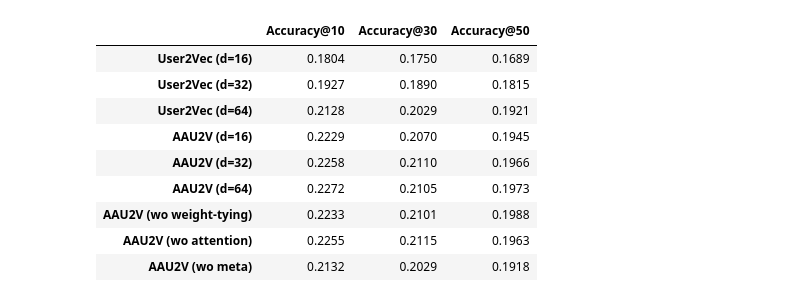
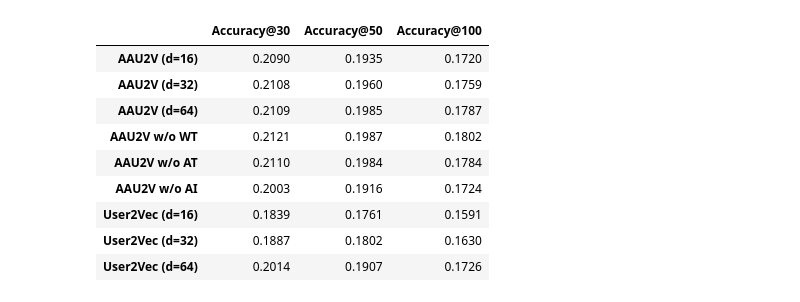
Before and after one commit to tishii2479/aau2v, a Jupyter notebook: notebooks/exp-5-1.ipynb, the cells around one changed output. Cells and saved outputs as stored; diff of their text form; code cells hidden in the pictures.

```diff
--- a/notebooks/exp-5-1.ipynb
+++ b/notebooks/exp-5-1.ipynb
@@ -213,25 +187,28 @@ train 0.005312523940555647
 ... (88 outputs left out)
 # %%
-top_k = list(range(10, 51, 20))
+with open("result.json", "r") as f:
+    results = json.load(f)
+
+top_k = [30, 50, 100]
 data = {}
 for method, result in results.items():
     data[method] = []
     for k in top_k:
         a = max(map(lambda r: r[f"Accuracy@{k}"], result["accuracy"]))
         data[method].append(a)
+
+pd.options.display.precision = 4
+df = pd.DataFrame(data).T
+df.columns = [f"Accuracy@{k}" for k in top_k]
+df
+# %% [output]
+|  | Accuracy@30 | Accuracy@50 | Accuracy@100 |
+| AAU2V (d=16) | 0.2090 | 0.1935 | 0.1720 |
+| AAU2V (d=32) | 0.2108 | 0.1960 | 0.1759 |
+| AAU2V (d=64) | 0.2109 | 0.1985 | 0.1787 |
+| AAU2V w/o WT | 0.2121 | 0.1987 | 0.1802 |
+| AAU2V w/o AT | 0.2110 | 0.1984 | 0.1784 |
+| AAU2V w/o AI | 0.2003 | 0.1916 | 0.1724 |
+| User2Vec (d=16) | 0.1839 | 0.1761 | 0.1591 |
+| User2Vec (d=32) | 0.1887 | 0.1802 | 0.1630 |
+| User2Vec (d=64) | 0.2014 | 0.1907 | 0.1726 |
-# %%
-pd.options.display.precision = 4
-df = pd.DataFrame(data).T
-df.columns = [f"Accuracy@{k}" for k in top_k]
-df
-# %% [output]
-|  | Accuracy@10 | Accuracy@30 | Accuracy@50 |
-| User2Vec (d=16) | 0.1804 | 0.1750 | 0.1689 |
-| User2Vec (d=32) | 0.1927 | 0.1890 | 0.1815 |
-| User2Vec (d=64) | 0.2128 | 0.2029 | 0.1921 |
-| AAU2V (d=16) | 0.2229 | 0.2070 | 0.1945 |
-| AAU2V (d=32) | 0.2258 | 0.2110 | 0.1966 |
-| AAU2V (d=64) | 0.2272 | 0.2105 | 0.1973 |
-| AAU2V (wo weight-tying) | 0.2233 | 0.2101 | 0.1988 |
-| AAU2V (wo attention) | 0.2255 | 0.2115 | 0.1963 |
-| AAU2V (wo meta) | 0.2132 | 0.2029 | 0.1918 |
```
Also changed, not shown: parts of 3 cells of this notebook, 9 other files.
